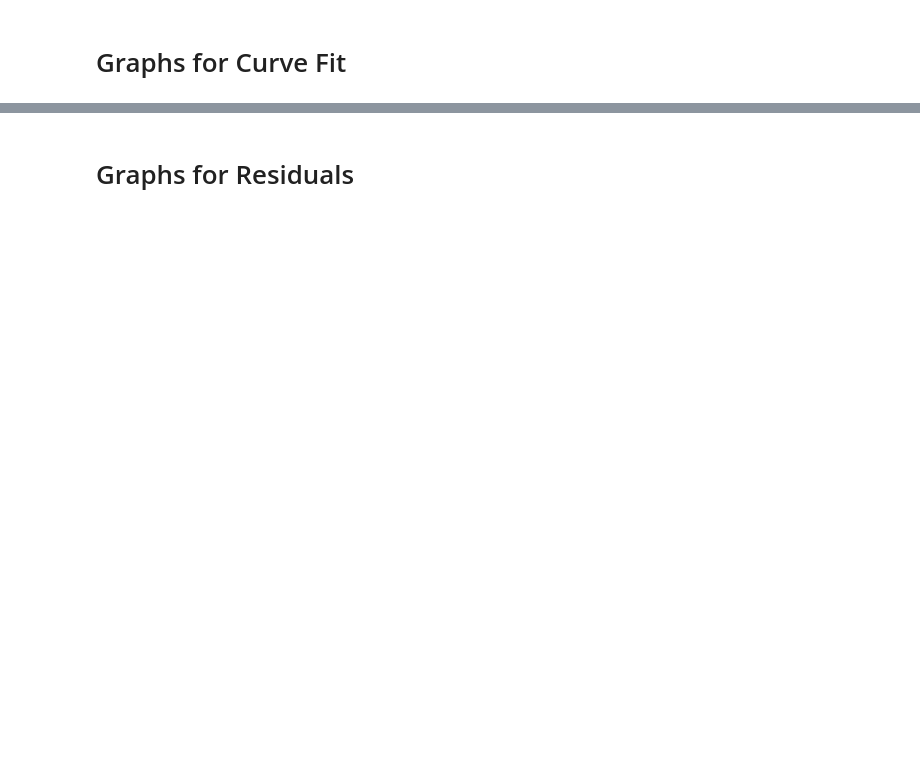
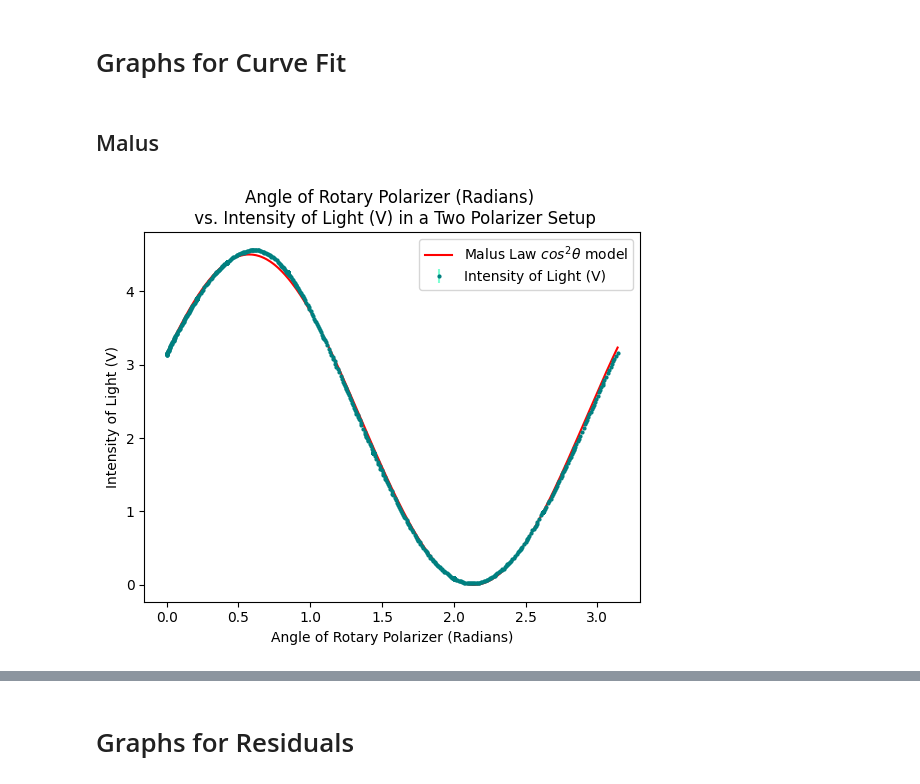
Before and after one commit to PercyFrancis/PHY224, a Jupyter notebook: free_choice_2/notebooks/template_for_notebook.ipynb, the cells around one changed output, grey strips where cells are left out. Saved outputs shown, nothing was run; the diff lists cells and outputs as text; code cells hidden in the pictures; blank space fills up the shorter version.

```diff
--- a/free_choice_2/notebooks/template_for_notebook.ipynb
+++ b/free_choice_2/notebooks/template_for_notebook.ipynb
@@ -173,2 +199,23 @@ plt.show()
 # %% [markdown]
 # Graphs for Curve Fit
+# %% [markdown]
+## Malus
+# %%
+# scatter error bar
+plt.errorbar(x = ex1_position, y = ex1_intensity, yerr=0.01, fmt= 'o',
+            ms=2, color='teal', ecolor='aquamarine', label="Intensity of Light (V)")
+
+# curve fit plot
+plt.plot(ex1_position, cossqtheta(ex1_position, popt[0], popt[1], popt[2]), label = "Malus Law $cos^2\\theta$ model", color='red')
+
+# plt.plot(ex1_position, np.cos(ex1_position - 0.58) ** 2 * 4.5, label = "Malus Law $cos^2\\theta$ model", color='blue') # actual malus law
+
+# Legend and titles
+plt.legend()
+plt.xlabel("Angle of Rotary Polarizer (Radians)")
+plt.ylabel("Intensity of Light (V)")
+plt.title("Angle of Rotary Polarizer (Radians) \n vs. Intensity of Light (V) in a Two Polarizer Setup")
+
+plt.show()
+# %% [output]
+[figure, added]
```
Also changed, not shown: parts of 37 cells of this notebook, 3 other files.
